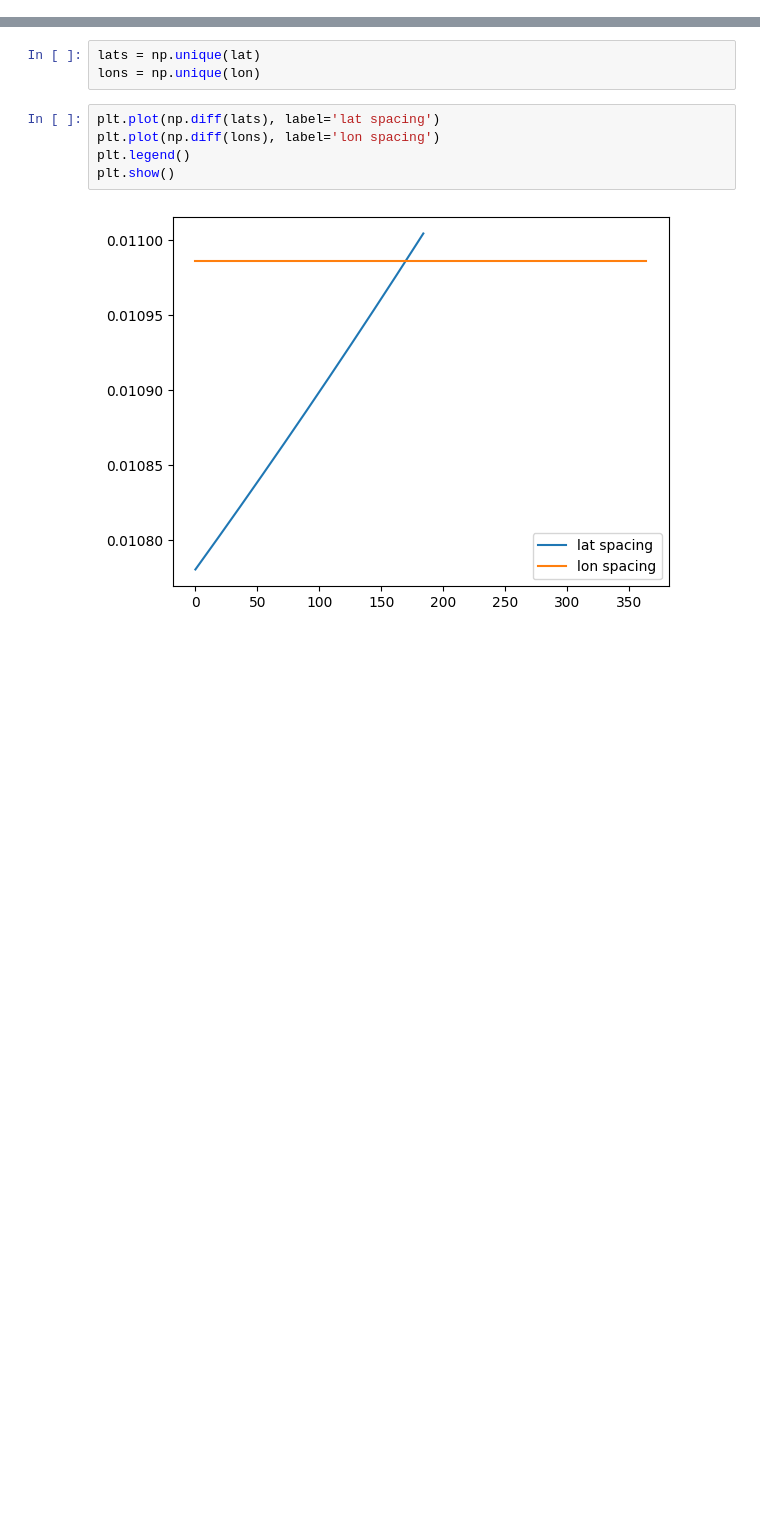
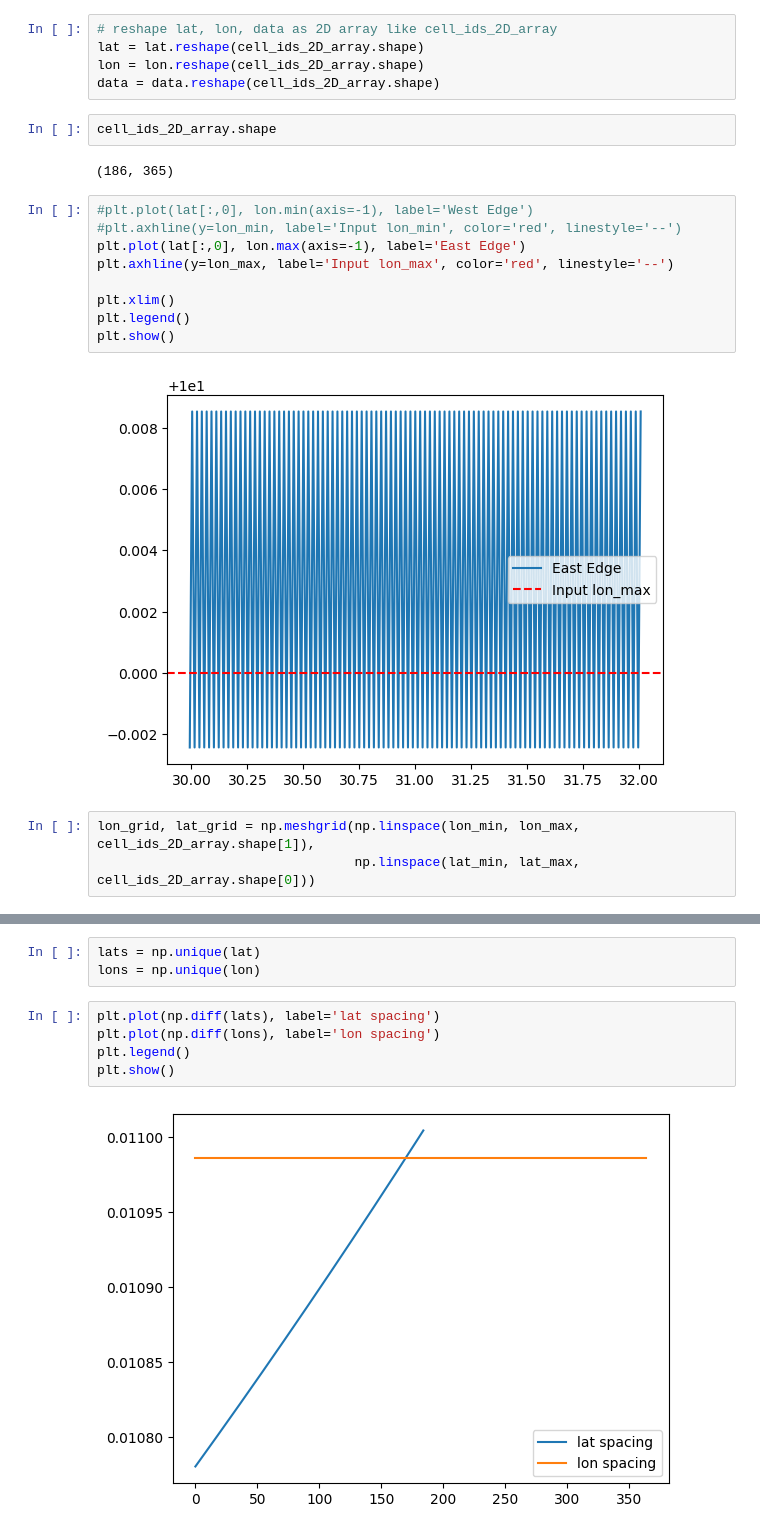
Before and after one commit to EOPF-DGGS/healpix-analyse, a Jupyter notebook: Notebooks/Test_powerspectra.ipynb, the cells around one changed output, grey strips where cells are left out. Saved outputs shown, nothing was run; the diff lists cells and outputs as text; blank space fills up the shorter version.

```diff
--- a/Notebooks/Test_powerspectra.ipynb
+++ b/Notebooks/Test_powerspectra.ipynb
@@ -43,0 +49,23 @@ plt.scatter(lon, lat, c=data, s=1)
+# %%
+# reshape lat, lon, data as 2D array like cell_ids_2D_array
+lat = lat.reshape(cell_ids_2D_array.shape)
+lon = lon.reshape(cell_ids_2D_array.shape)
+data = data.reshape(cell_ids_2D_array.shape)
+# %%
+cell_ids_2D_array.shape
+# %% [output]
+(186, 365)
+# %%
+#plt.plot(lat[:,0], lon.min(axis=-1), label='West Edge')
+#plt.axhline(y=lon_min, label='Input lon_min', color='red', linestyle='--')
+plt.plot(lat[:,0], lon.max(axis=-1), label='East Edge')
+plt.axhline(y=lon_max, label='Input lon_max', color='red', linestyle='--')
+
+plt.xlim()
+plt.legend()
+plt.show()
+# %% [output]
+[figure, added]
+# %%
+lon_grid, lat_grid = np.meshgrid(np.linspace(lon_min, lon_max, cell_ids_2D_array.shape[1]),
+                                 np.linspace(lat_min, lat_max, cell_ids_2D_array.shape[0]))
```
Also changed, not shown: parts of 11 cells of this notebook, 2 other files.
